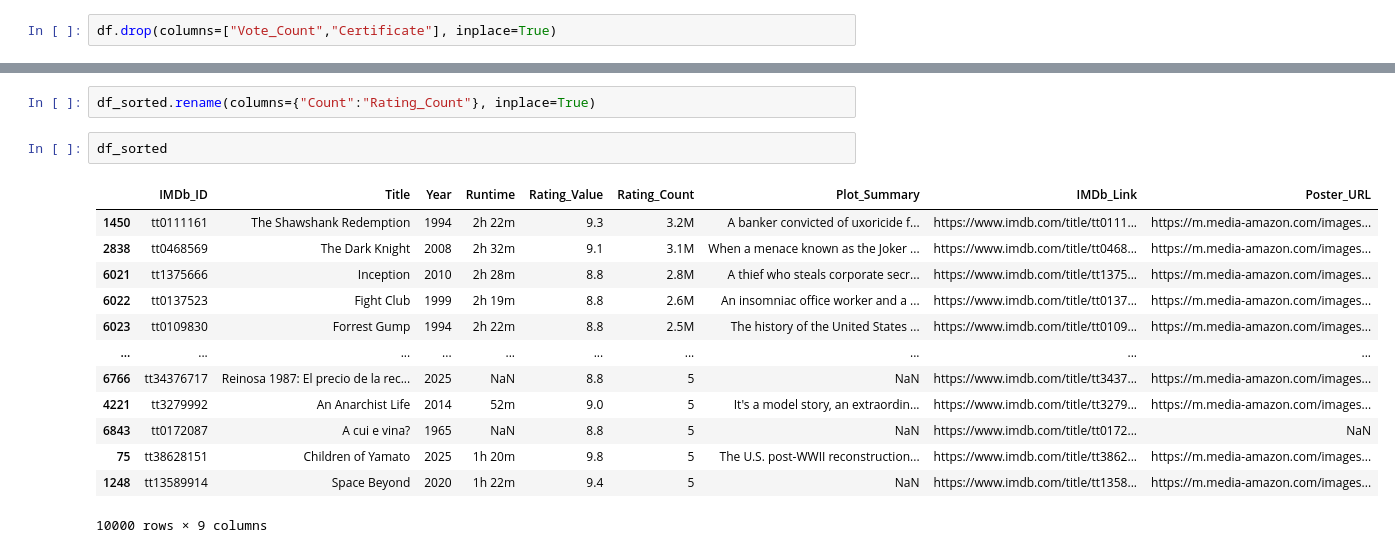
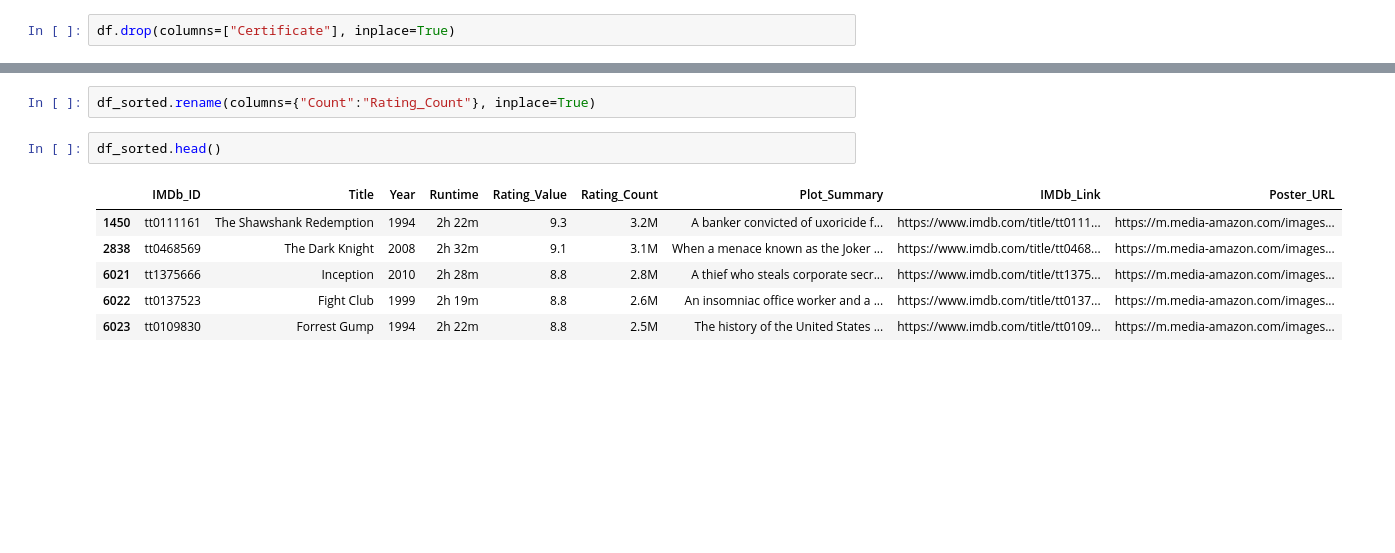
Before and after one commit to sankajithdjinasena/Web_Scraping, a Jupyter notebook: imdb_movies/imdb_movies.ipynb, the cells around one changed output, grey strips where cells are left out. Cells and saved outputs as stored; diff of their text form; blank space fills up the shorter version.

```diff
--- a/imdb_movies/imdb_movies.ipynb
+++ b/imdb_movies/imdb_movies.ipynb
@@ -163,7 +162,7 @@ memory usage: 781.4+ KB
 # %%
 df.drop_duplicates(subset=["IMDb_ID","Certificate"], inplace=True)
 # %%
-df.drop(columns=["Vote_Count","Certificate"], inplace=True)
+df.drop(columns=["Certificate"], inplace=True)
 # %%
 df.info()
 # %% [output]
@@ -254,18 +253,11 @@ df_sorted.head()
 # %%
 df_sorted.rename(columns={"Count":"Rating_Count"}, inplace=True)
 # %%
-df_sorted
+df_sorted.head()
 # %% [output]
 |  | IMDb_ID | Title | Year | Runtime | Rating_Value | Rating_Count | Plot_Summary | IMDb_Link | Poster_URL |
 | 1450 | tt0111161 | The Shawshank Redemption | 1994 | 2h 22m | 9.3 | 3.2M | A banker convicted of uxoricide f... | https://www.imdb.com/title/tt0111... | https://m.media-amazon.com/images... |
 | 2838 | tt0468569 | The Dark Knight | 2008 | 2h 32m | 9.1 | 3.1M | When a menace known as the Joker ... | https://www.imdb.com/title/tt0468... | https://m.media-amazon.com/images... |
 | 6021 | tt1375666 | Inception | 2010 | 2h 28m | 8.8 | 2.8M | A thief who steals corporate secr... | https://www.imdb.com/title/tt1375... | https://m.media-amazon.com/images... |
 | 6022 | tt0137523 | Fight Club | 1999 | 2h 19m | 8.8 | 2.6M | An insomniac office worker and a ... | https://www.imdb.com/title/tt0137... | https://m.media-amazon.com/images... |
 | 6023 | tt0109830 | Forrest Gump | 1994 | 2h 22m | 8.8 | 2.5M | The history of the United States ... | https://www.imdb.com/title/tt0109... | https://m.media-amazon.com/images... |
-| ... | ... | ... | ... | ... | ... | ... | ... | ... | ... |
-| 6766 | tt34376717 | Reinosa 1987: El precio de la rec... | 2025 | NaN | 8.8 | 5 | NaN | https://www.imdb.com/title/tt3437... | https://m.media-amazon.com/images... |
-| 4221 | tt3279992 | An Anarchist Life | 2014 | 52m | 9.0 | 5 | It's a model story, an extraordin... | https://www.imdb.com/title/tt3279... | https://m.media-amazon.com/images... |
-| 6843 | tt0172087 | A cui e vina? | 1965 | NaN | 8.8 | 5 | NaN | https://www.imdb.com/title/tt0172... | NaN |
-| 75 | tt38628151 | Children of Yamato | 2025 | 1h 20m | 9.8 | 5 | The U.S. post-WWII reconstruction... | https://www.imdb.com/title/tt3862... | https://m.media-amazon.com/images... |
-| 1248 | tt13589914 | Space Beyond | 2020 | 1h 22m | 9.4 | 5 | NaN | https://www.imdb.com/title/tt1358... | https://m.media-amazon.com/images... |
-10000 rows × 9 columns
```
Also changed, not shown: parts of 3 cells of this notebook, 1 other file.
